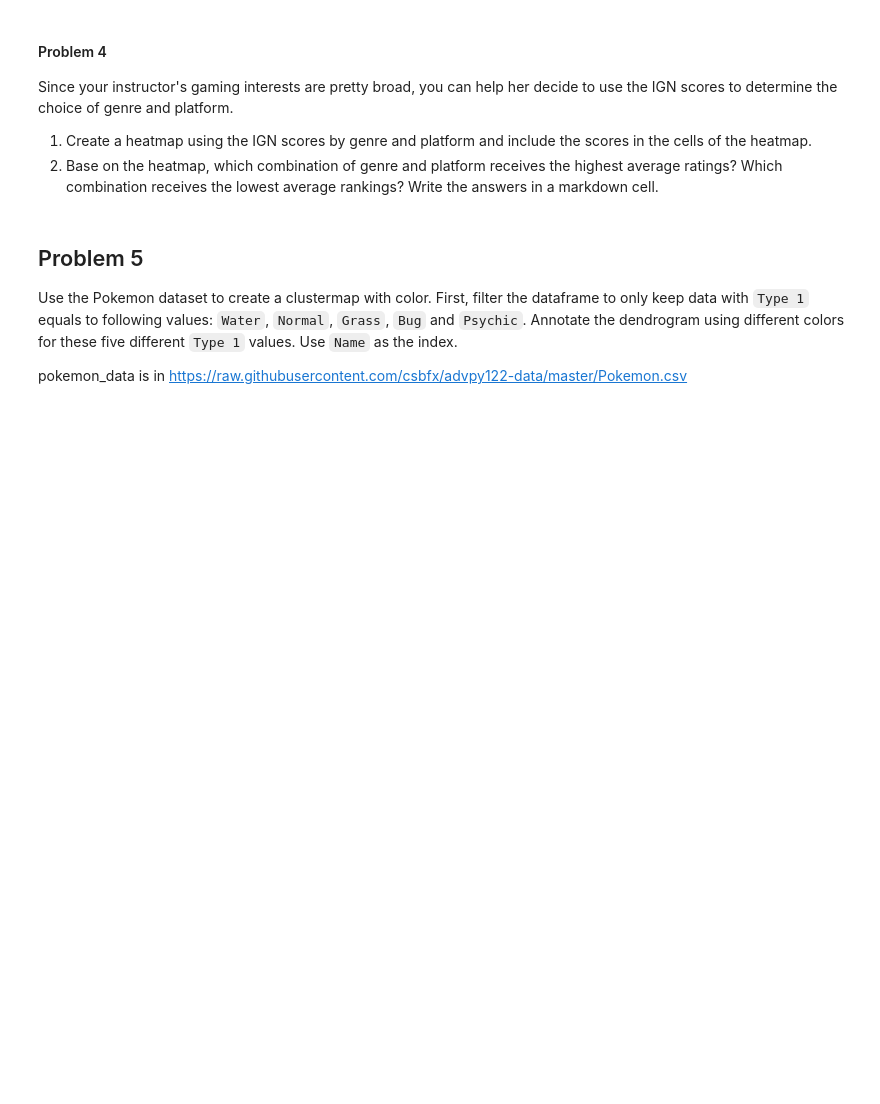
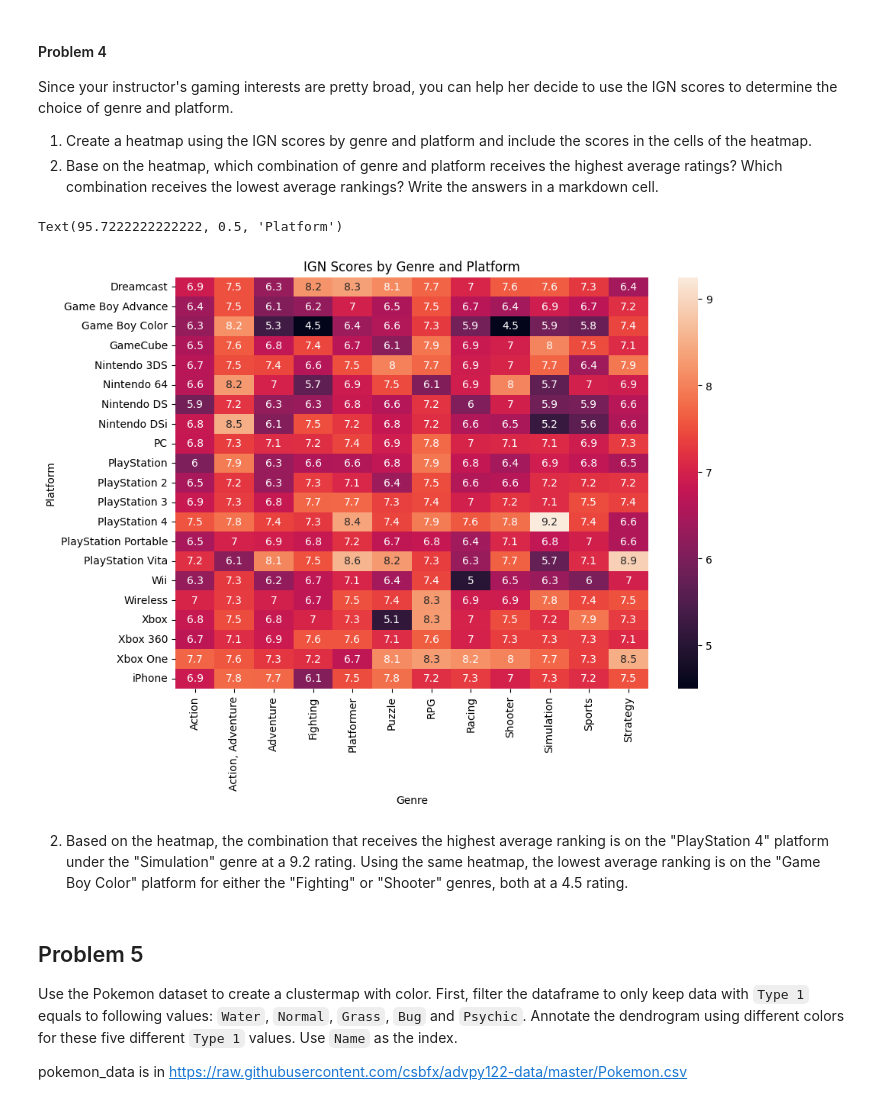
Before and after one commit to CS133-DataVisualization/cl-and-homework-JayBA1010, a Jupyter notebook: M05_HW06_heatmap_visualization.ipynb, the cells around one changed output. Saved outputs shown, nothing was run; the diff lists cells and outputs as text; code cells hidden in the pictures; blank space fills up the shorter version.

```diff
--- a/M05_HW06_heatmap_visualization.ipynb
+++ b/M05_HW06_heatmap_visualization.ipynb
@@ -102,3 +139,26 @@ Since your instructor's gaming interests are pretty broad, you can help her deci
+# %%
+## Create a heatmap
+# Your code here . . .
+# Set the width/height of the figure
+plt.figure(figsize=(10, 7))
+
+# Add title
+plt.title("IGN Scores by Genre and Platform")
+
+# Create the Heatmap
+sns.heatmap(
+    data=ign_scores.set_index("Platform"),
+    annot=True
+)
+
+# Add label for the x and y axes
+plt.xlabel("Genre")
+plt.ylabel("Platform")
+# %% [output]
+Text(95.7222222222222, 0.5, 'Platform')
+[figure, added]
+# %% [markdown]
+2. Based on the heatmap, the combination that receives the highest average ranking is on the "PlayStation 4" platform under the "Simulation" genre at a 9.2 rating. Using the same heatmap, the lowest average ranking is on the "Game Boy Color" platform for either the "Fighting" or "Shooter" genres, both at a 4.5 rating.
 # %% [markdown]
 ## Problem 5
 Use the Pokemon dataset to create a clustermap with color. First, filter the dataframe to only keep data with `Type 1` equals to following values: `Water`, `Normal`, `Grass`, `Bug` and `Psychic`. Annotate the dendrogram using different colors for these five different `Type 1` values. Use `Name` as the index.
```
Also changed, not shown: parts of 8 cells of this notebook.
